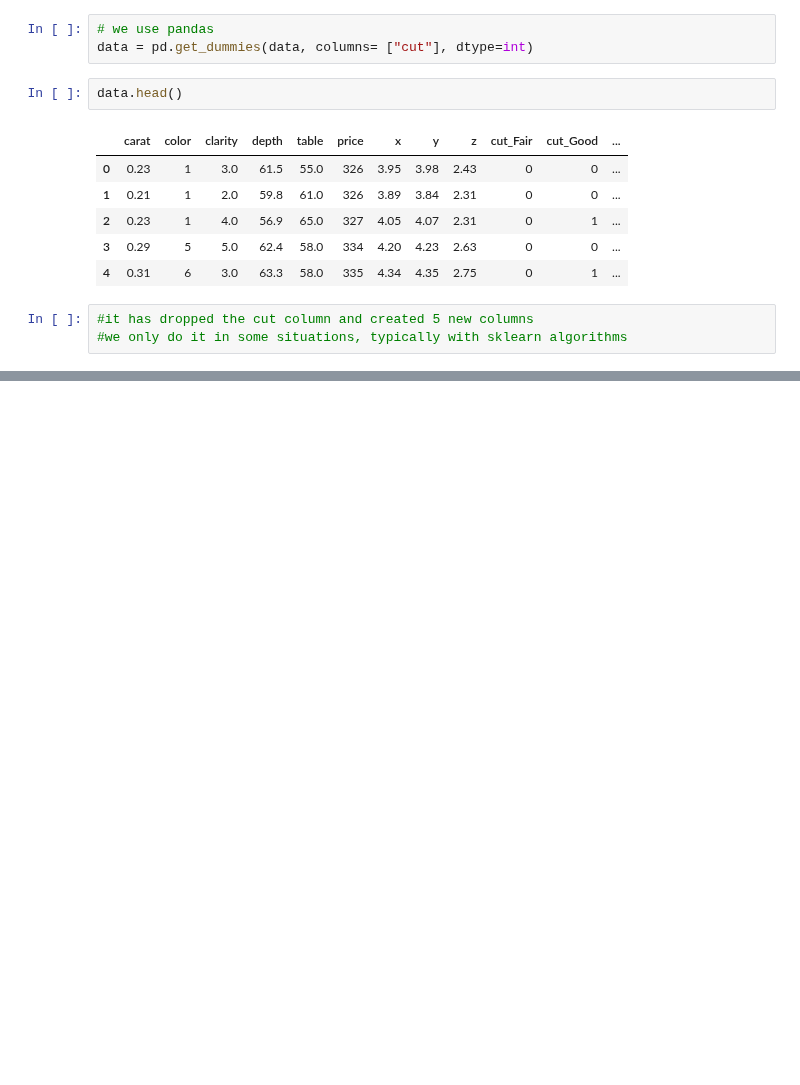
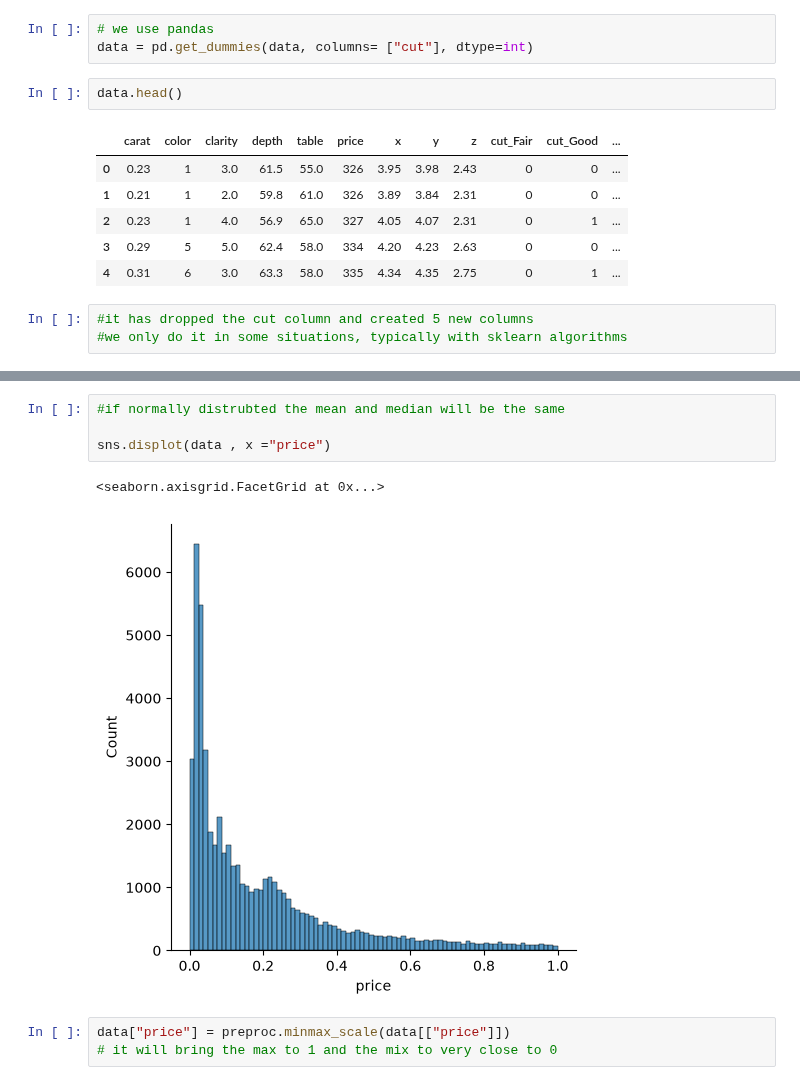
Before and after one commit to CoreyAherne1997/DataPreperation, a Jupyter notebook: Encoding/Encode_Scale.ipynb, the cells around one changed output, grey strips where cells are left out. Cells and saved outputs as stored; diff of their text form; blank space fills up the shorter version.

```diff
--- a/Encoding/Encode_Scale.ipynb
+++ b/Encoding/Encode_Scale.ipynb
@@ -96,0 +119,10 @@ data.head()
+# %%
+#if normally distrubted the mean and median will be the same
+
+sns.displot(data , x ="price")
+# %% [output]
+<seaborn.axisgrid.FacetGrid at 0x...>
+[figure, added]
+# %%
+data["price"] = preproc.minmax_scale(data[["price"]])
+# it will bring the max to 1 and the mix to very close to 0
```
Also changed, not shown: parts of 12 cells of this notebook, 2 other files.
